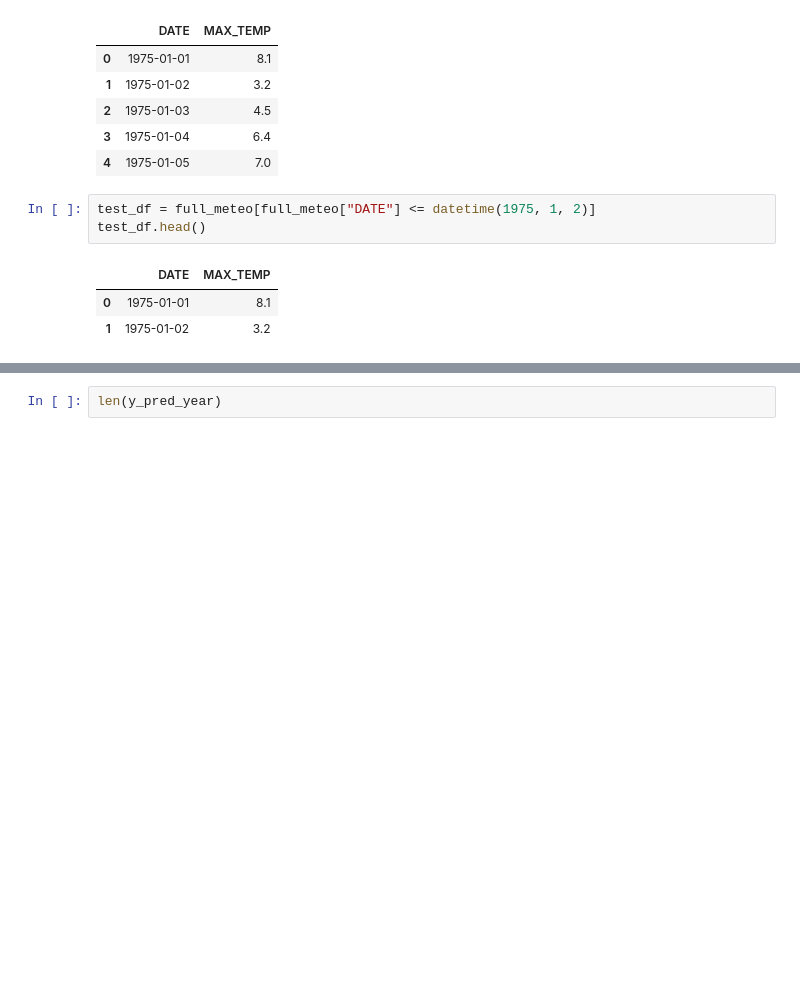
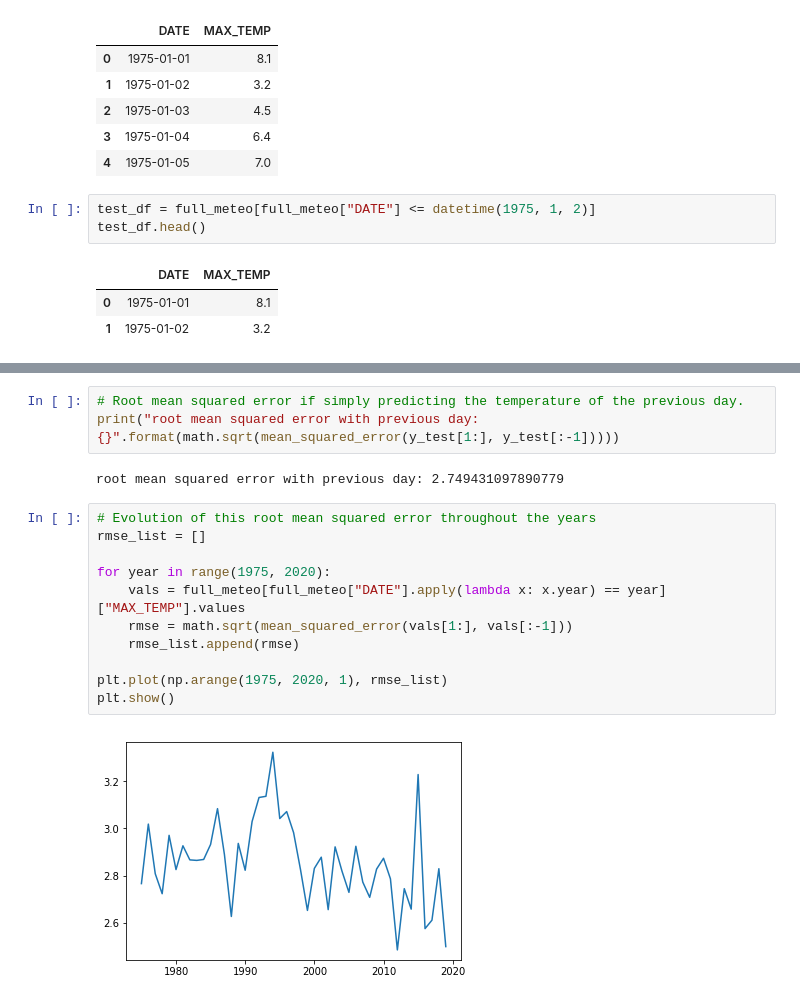
Before and after one commit to VincentVillet/temperatures-predictions, a Jupyter notebook: random_forest_prediction.ipynb, the cells around one changed output, grey strips where cells are left out. Cells and saved outputs as stored; diff of their text form; blank space fills up the shorter version.

```diff
--- a/random_forest_prediction.ipynb
+++ b/random_forest_prediction.ipynb
@@ -185,3 +207,19 @@ root mean squared error 2015: 3.0603186547307697
 ... (8 outputs left out)
-# %%
-len(y_pred_year)
+# %%
+# Root mean squared error if simply predicting the temperature of the previous day.
+print("root mean squared error with previous day: {}".format(math.sqrt(mean_squared_error(y_test[1:], y_test[:-1]))))
+# %% [output]
+root mean squared error with previous day: 2.749431097890779
+# %%
+# Evolution of this root mean squared error throughout the years
+rmse_list = []
+
+for year in range(1975, 2020):
+    vals = full_meteo[full_meteo["DATE"].apply(lambda x: x.year) == year]["MAX_TEMP"].values
+    rmse = math.sqrt(mean_squared_error(vals[1:], vals[:-1]))
+    rmse_list.append(rmse)
+
+plt.plot(np.arange(1975, 2020, 1), rmse_list)
+plt.show()
+# %% [output]
+[figure, added]
```
Also changed, not shown: parts of 12 cells of this notebook.
